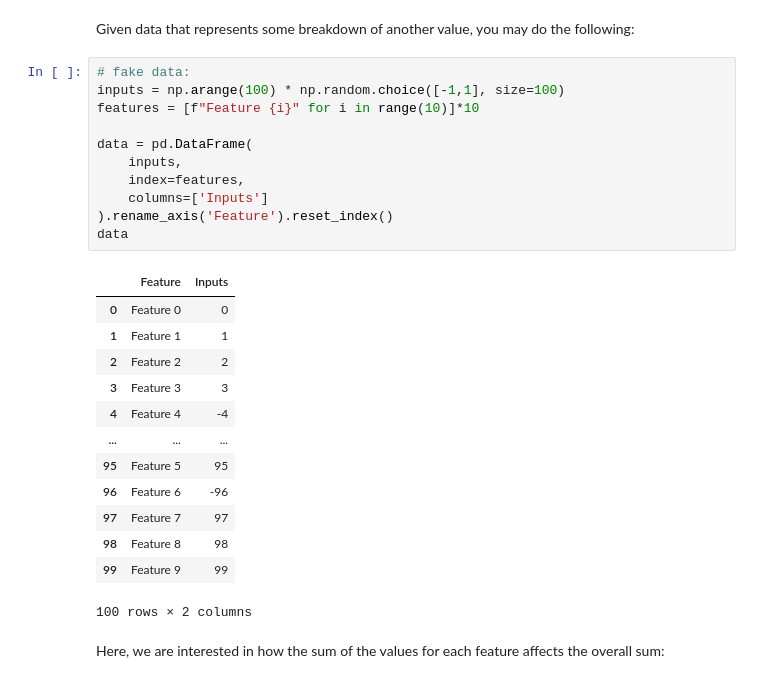
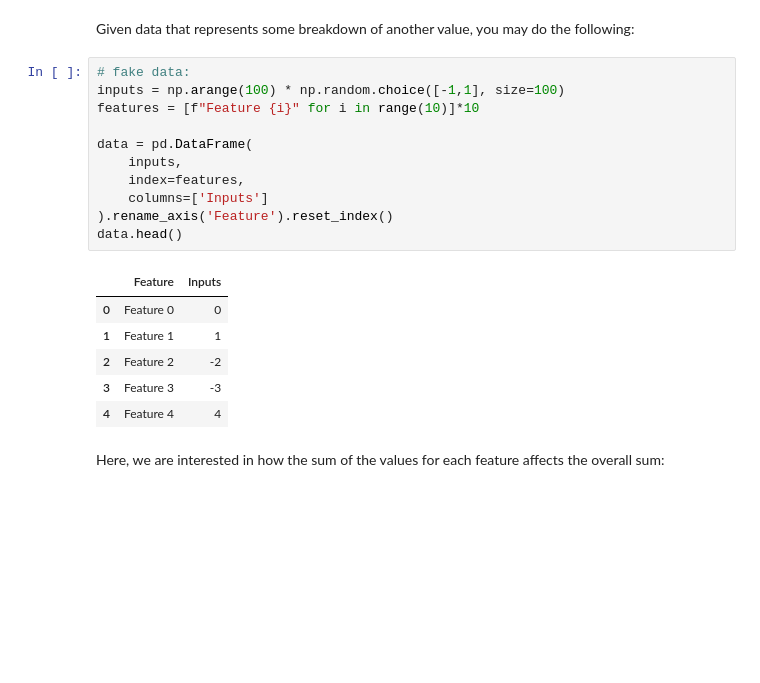
Before and after one commit to alexcapstick/alexs-visualisation-tools, a Jupyter notebook: examples/catplot.ipynb, the cells around one changed output. Saved outputs shown, nothing was run; the diff lists cells and outputs as text; blank space fills up the shorter version.

```diff
--- a/examples/catplot.ipynb
+++ b/examples/catplot.ipynb
@@ -82,28 +100,21 @@ Given data that represents some breakdown of another value, you may do the follo
 # %%
 # fake data:
 inputs = np.arange(100) * np.random.choice([-1,1], size=100)
 features = [f"Feature {i}" for i in range(10)]*10
 
 data = pd.DataFrame(
     inputs,
     index=features,
     columns=['Inputs']
 ).rename_axis('Feature').reset_index()
-data
+data.head()
 # %% [output]
 |  | Feature | Inputs |
 | 0 | Feature 0 | 0 |
 | 1 | Feature 1 | 1 |
-| 2 | Feature 2 | 2 |
-| 3 | Feature 3 | 3 |
-| 4 | Feature 4 | -4 |
-| ... | ... | ... |
-| 95 | Feature 5 | 95 |
-| 96 | Feature 6 | -96 |
-| 97 | Feature 7 | 97 |
-| 98 | Feature 8 | 98 |
-| 99 | Feature 9 | 99 |
+| 2 | Feature 2 | -2 |
+| 3 | Feature 3 | -3 |
+| 4 | Feature 4 | 4 |
-100 rows × 2 columns
 # %% [markdown]
 Here, we are interested in how the sum of the values for each feature affects the overall sum:
 # %%
```
Also changed, not shown: parts of 9 cells of this notebook, 10 other files.
